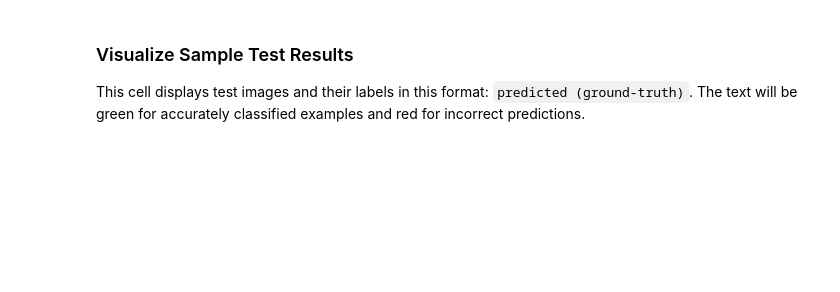
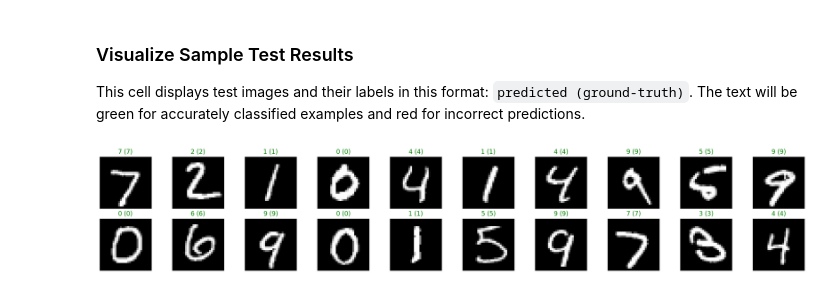
Before and after one commit to noamlevin8/DeepLearning_UDACITY, a Jupyter notebook: convolutional-neural-networks/mnist_mlp_exercise.ipynb, the cells around one changed output. Cells and saved outputs as stored; diff of their text form; code cells hidden in the pictures; blank space fills up the shorter version.

```diff
--- a/convolutional-neural-networks/mnist_mlp_exercise.ipynb
+++ b/convolutional-neural-networks/mnist_mlp_exercise.ipynb
@@ -297,19 +326,22 @@ This cell displays test images and their labels in this format: `predicted (grou
 # %%
 # obtain one batch of test images
 dataiter = iter(test_loader)
-images, labels = dataiter.next()
+images, labels = next(dataiter)
+images, labels = images.to(device), labels.to(device)
 
 # get sample outputs
 output = model(images)
 # convert output probabilities to predicted class
 _, preds = torch.max(output, 1)
 # prep images for display
-images = images.numpy()
+images = images.cpu().numpy()
 
 # plot the images in the batch, along with predicted and true labels
 fig = plt.figure(figsize=(25, 4))
 for idx in np.arange(20):
-    ax = fig.add_subplot(2, 20/2, idx+1, xticks=[], yticks=[])
+    ax = fig.add_subplot(2, 20//2, idx+1, xticks=[], yticks=[])
     ax.imshow(np.squeeze(images[idx]), cmap='gray')
     ax.set_title("{} ({})".format(str(preds[idx].item()), str(labels[idx].item())),
                  color=("green" if preds[idx]==labels[idx] else "red"))
+# %% [output]
+[figure, added]
```
Also changed, not shown: parts of 3 cells of this notebook.
